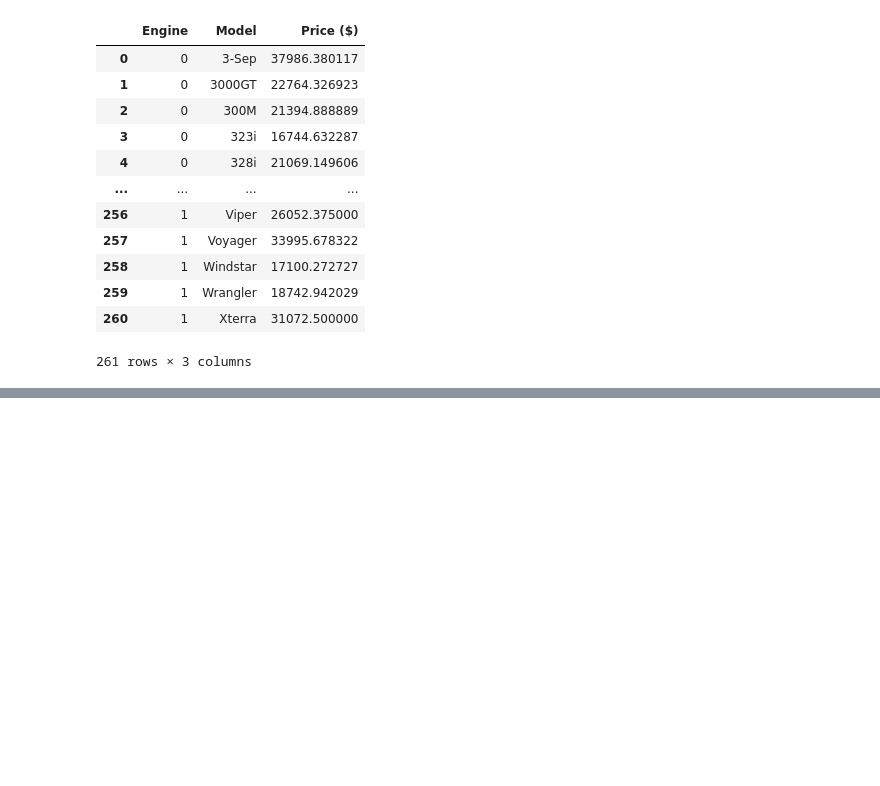
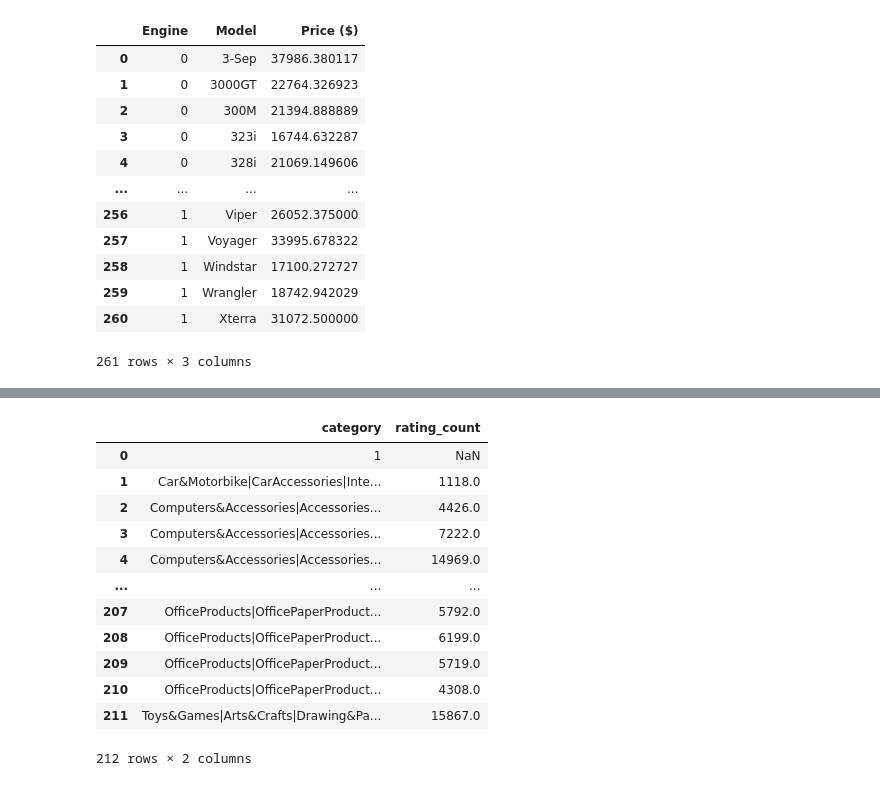
Before and after one commit to anshgupta1903/EDA, a Jupyter notebook: EDA_BikeDetails.ipynb, the cells around one changed output, grey strips where cells are left out. Drawn from its saved outputs; the diff is of its cells as text; code cells hidden in the pictures; blank space fills up the shorter version.

```diff
--- a/EDA_BikeDetails.ipynb
+++ b/EDA_BikeDetails.ipynb
@@ -611,0 +705,18 @@ df.groupby(['Engine','Model'])['Price ($)'].mean().reset_index()
+# %%
+# Q2 What are the top rating_count products by category?
+
+df.groupby(['category'])['rating_count'].max().reset_index()
+# %% [output]
+|  | category | rating_count |
+| 0 | 1 | NaN |
+| 1 | Car&Motorbike|CarAccessories|Inte... | 1118.0 |
+| 2 | Computers&Accessories|Accessories... | 4426.0 |
+| 3 | Computers&Accessories|Accessories... | 7222.0 |
+| 4 | Computers&Accessories|Accessories... | 14969.0 |
+| ... | ... | ... |
+| 207 | OfficeProducts|OfficePaperProduct... | 5792.0 |
+| 208 | OfficeProducts|OfficePaperProduct... | 6199.0 |
+| 209 | OfficeProducts|OfficePaperProduct... | 5719.0 |
+| 210 | OfficeProducts|OfficePaperProduct... | 4308.0 |
+| 211 | Toys&Games|Arts&Crafts|Drawing&Pa... | 15867.0 |
+212 rows × 2 columns
```
Also changed, not shown: parts of 27 cells of this notebook, 1 other file.
